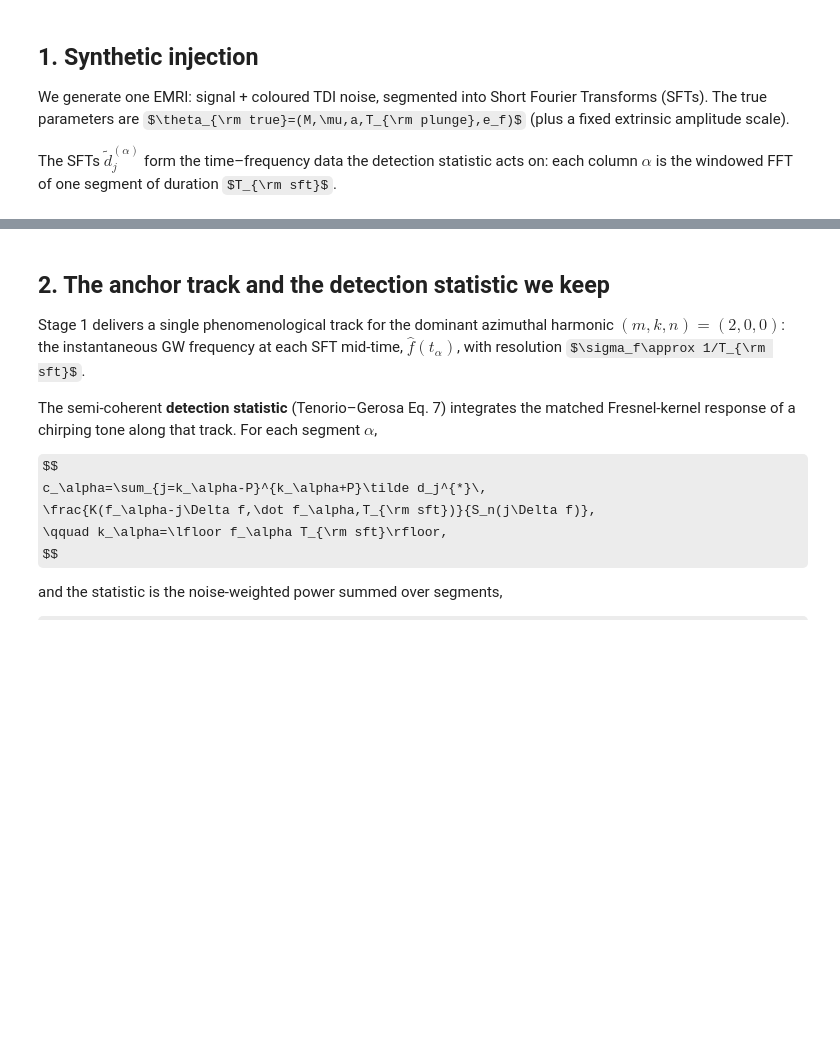
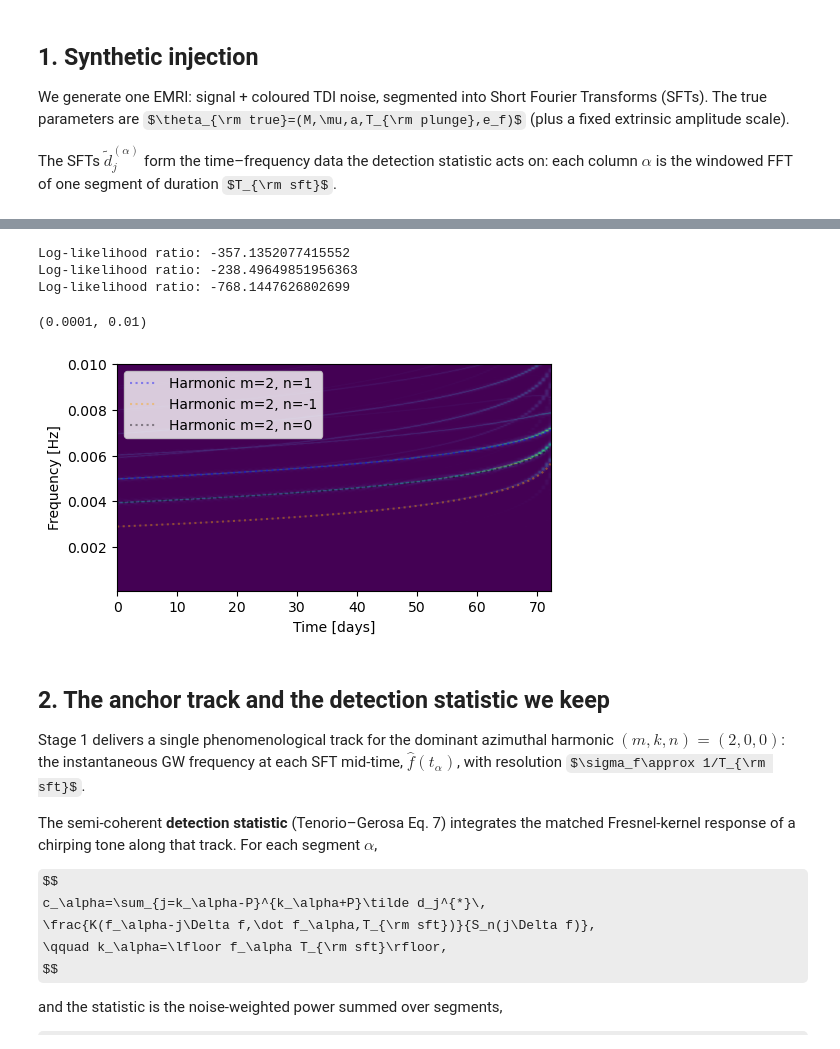
Before and after one commit to BertDepoorter/EMRI-Search, a Jupyter notebook: examples/fewtrax-fitting.ipynb, the cells around one changed output, grey strips where cells are left out. Saved outputs shown, nothing was run; the diff lists cells and outputs as text; code cells hidden in the pictures; some formulas as TeX source; blank space fills up the shorter version.

```diff
--- a/examples/fewtrax-fitting.ipynb
+++ b/examples/fewtrax-fitting.ipynb
@@ -94,0 +126,2 @@ print(f"Final SNR : {injection['snr_final']:.1f}")
+# %%
+injection_dict = injection
@@ -95,3 +130,38 @@ print(f"Final SNR : {injection['snr_final']:.1f}")
+# %%
+# show spectrogram of the SFTFs
+t_alpha = injection_dict['t_alpha']
+phi, f_phi_r, dotf, dotdotf = injection_dict['true_phi_f_fdot_fddot']
+samples_per_sft = injection_dict['samples_per_sft']
+data_sfts = jnp.asarray(injection_dict['data_sfts'], dtype=jnp.complex128)
+noise_sfts = jnp.asarray(injection_dict['noise_sfts'], dtype=jnp.complex128)
+signal_sfts = jnp.asarray(injection_dict['signal_sfts'], dtype=jnp.complex128)
+
+frequencies = np.fft.rfftfreq(samples_per_sft, deltaT)
+plt.figure(figsize=(8/1.5,4.5/1.5))
+plt.imshow(np.abs(injection_dict['signal_sfts']),aspect='auto',origin='lower',extent=[0, t_alpha[-1]/86400, frequencies[0], frequencies[-1]],cmap='viridis')
+plt.ylim(1e-4, 0.015)
+for m,n,col in [(2,1,"blue"), (2,-1,"orange"), (2,0,"black")]:
+    f_alpha = jnp.asarray(m*f_phi_r[0] + n*f_phi_r[1], dtype=jnp.float64)
+    fdot_alpha = jnp.asarray(m*dotf[0] + n*dotf[1], dtype=jnp.float64)
+    ll_d = det_stat(injection_dict['data_sfts'], f_alpha, fdot_alpha, T_sft=T_sft)
+    ll_h = det_stat(injection_dict['signal_sfts'], f_alpha, fdot_alpha, T_sft=T_sft)
+    ll_n = det_stat(injection_dict['noise_sfts'], f_alpha, fdot_alpha, T_sft=T_sft)
+    ll_new = det_stat(injection_dict['new_noise_sfts'], f_alpha, fdot_alpha, T_sft=T_sft)
+    nll_true =  - ll_d
+    print(f"Log-likelihood ratio: {nll_true}")
+    plt.plot(t_alpha/86400, f_alpha, ':', label=f'Harmonic m={m}, n={n}', alpha=0.4, color=col)
+
+plt.legend(loc='upper left')
+plt.xlabel('Time [days]')
+plt.ylabel('Frequency [Hz]')
+plt.tight_layout()
+plt.ylim(1e-4, 0.01)
+# %% [output]
+Log-likelihood ratio: -357.1352077415552
+Log-likelihood ratio: -238.49649851956363
+Log-likelihood ratio: -768.1447626802699
+(0.0001, 0.01)
+[figure, added]
 # %% [markdown]
 ## 2. The anchor track and the **detection statistic we keep**
 
```
Also changed, not shown: parts of 16 cells of this notebook.
